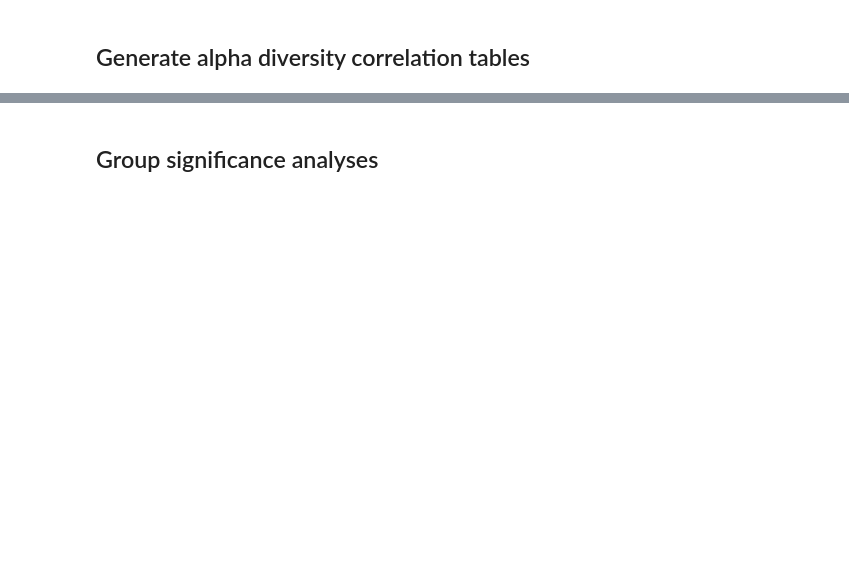
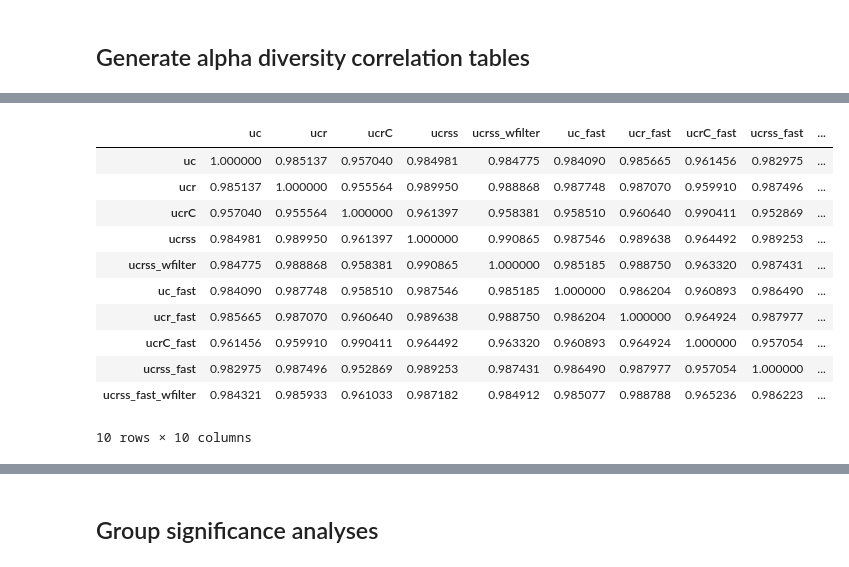
Before and after one commit to caporaso-lab/cloaked-octo-ninja, a Jupyter notebook: analyses.ipynb, the cells around one changed output, grey strips where cells are left out. Cells and saved outputs as stored; diff of their text form; code cells hidden in the pictures; blank space fills up the shorter version.

```diff
--- a/analyses.ipynb
+++ b/analyses.ipynb
@@ -59,0 +66,15 @@ ucrss_fast_wfilter            1.000000
+# %%
+adiv_results[('whole-body', 'pd')]
+# %% [output]
+|  | uc | ucr | ucrC | ucrss | ucrss_wfilter | uc_fast | ucr_fast | ucrC_fast | ucrss_fast | ... |
+| uc | 1.000000 | 0.985137 | 0.957040 | 0.984981 | 0.984775 | 0.984090 | 0.985665 | 0.961456 | 0.982975 | ... |
+| ucr | 0.985137 | 1.000000 | 0.955564 | 0.989950 | 0.988868 | 0.987748 | 0.987070 | 0.959910 | 0.987496 | ... |
+| ucrC | 0.957040 | 0.955564 | 1.000000 | 0.961397 | 0.958381 | 0.958510 | 0.960640 | 0.990411 | 0.952869 | ... |
+| ucrss | 0.984981 | 0.989950 | 0.961397 | 1.000000 | 0.990865 | 0.987546 | 0.989638 | 0.964492 | 0.989253 | ... |
+| ucrss_wfilter | 0.984775 | 0.988868 | 0.958381 | 0.990865 | 1.000000 | 0.985185 | 0.988750 | 0.963320 | 0.987431 | ... |
+| uc_fast | 0.984090 | 0.987748 | 0.958510 | 0.987546 | 0.985185 | 1.000000 | 0.986204 | 0.960893 | 0.986490 | ... |
+| ucr_fast | 0.985665 | 0.987070 | 0.960640 | 0.989638 | 0.988750 | 0.986204 | 1.000000 | 0.964924 | 0.987977 | ... |
+| ucrC_fast | 0.961456 | 0.959910 | 0.990411 | 0.964492 | 0.963320 | 0.960893 | 0.964924 | 1.000000 | 0.957054 | ... |
+| ucrss_fast | 0.982975 | 0.987496 | 0.952869 | 0.989253 | 0.987431 | 0.986490 | 0.987977 | 0.957054 | 1.000000 | ... |
+| ucrss_fast_wfilter | 0.984321 | 0.985933 | 0.961033 | 0.987182 | 0.984912 | 0.985077 | 0.988788 | 0.965236 | 0.986223 | ... |
+10 rows × 10 columns
```
Also changed, not shown: parts of 20 cells of this notebook.
